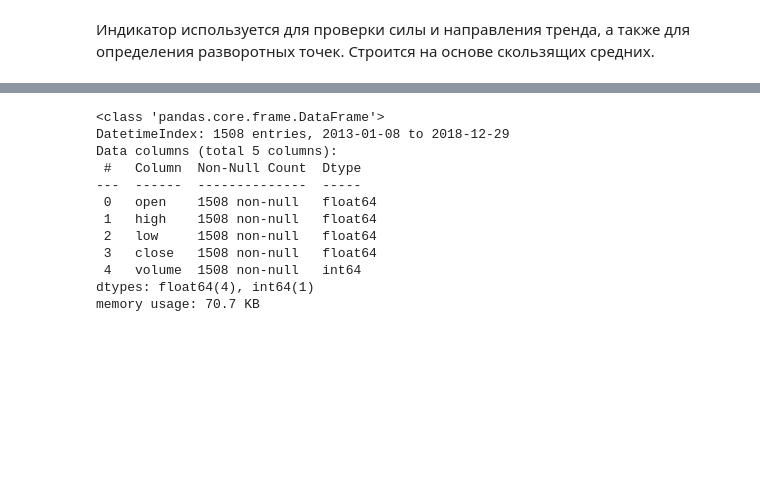
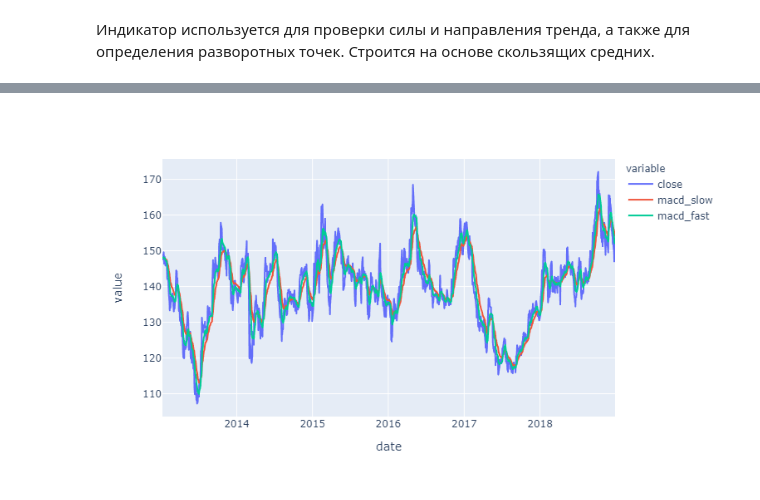
Before and after one commit to kostya-gh/stocks_prediction, a Jupyter notebook: analysis.ipynb, the cells around one changed output, grey strips where cells are left out. Drawn from its saved outputs; the diff is of its cells as text; code cells hidden in the pictures; blank space fills up the shorter version.

```diff
--- a/analysis.ipynb
+++ b/analysis.ipynb
@@ -45,15 +32,0 @@ gazp_daily
-# %%
-gazp_daily.info()
-# %% [output]
-<class 'pandas.core.frame.DataFrame'>
-DatetimeIndex: 1508 entries, 2013-01-08 to 2018-12-29
-Data columns (total 5 columns):
- #   Column  Non-Null Count  Dtype
----  ------  --------------  -----
- 0   open    1508 non-null   float64
- 1   high    1508 non-null   float64
- 2   low     1508 non-null   float64
- 3   close   1508 non-null   float64
- 4   volume  1508 non-null   int64
-dtypes: float64(4), int64(1)
-memory usage: 70.7 KB
@@ -59,0 +40,9 @@ memory usage: 70.7 KB
+# %%
+# Отображаем результаты на графике
+fig = px.line(gazp_daily,
+              x=gazp_daily.index,
+              y=['close', 'macd_slow', 'macd_fast'])
+
+fig.show()
+# %% [output]
+[figure, added]
```
Also changed, not shown: parts of 13 cells of this notebook.
